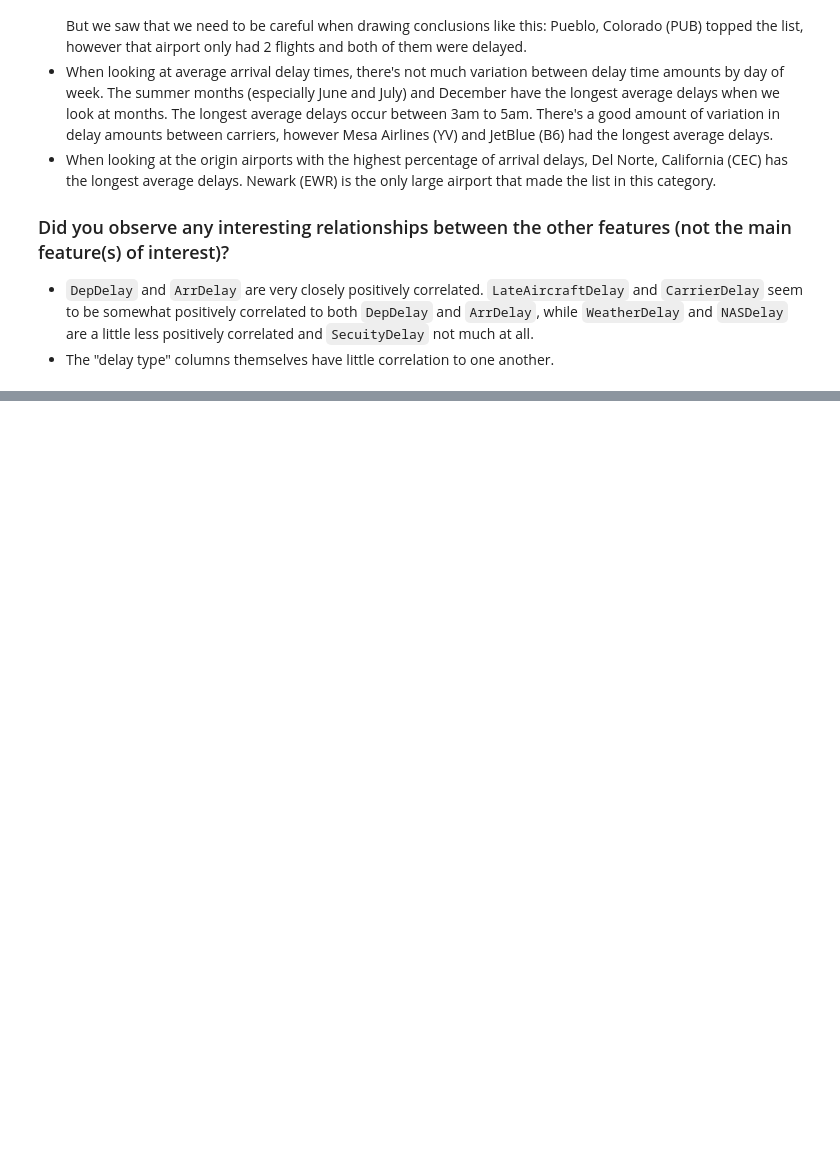
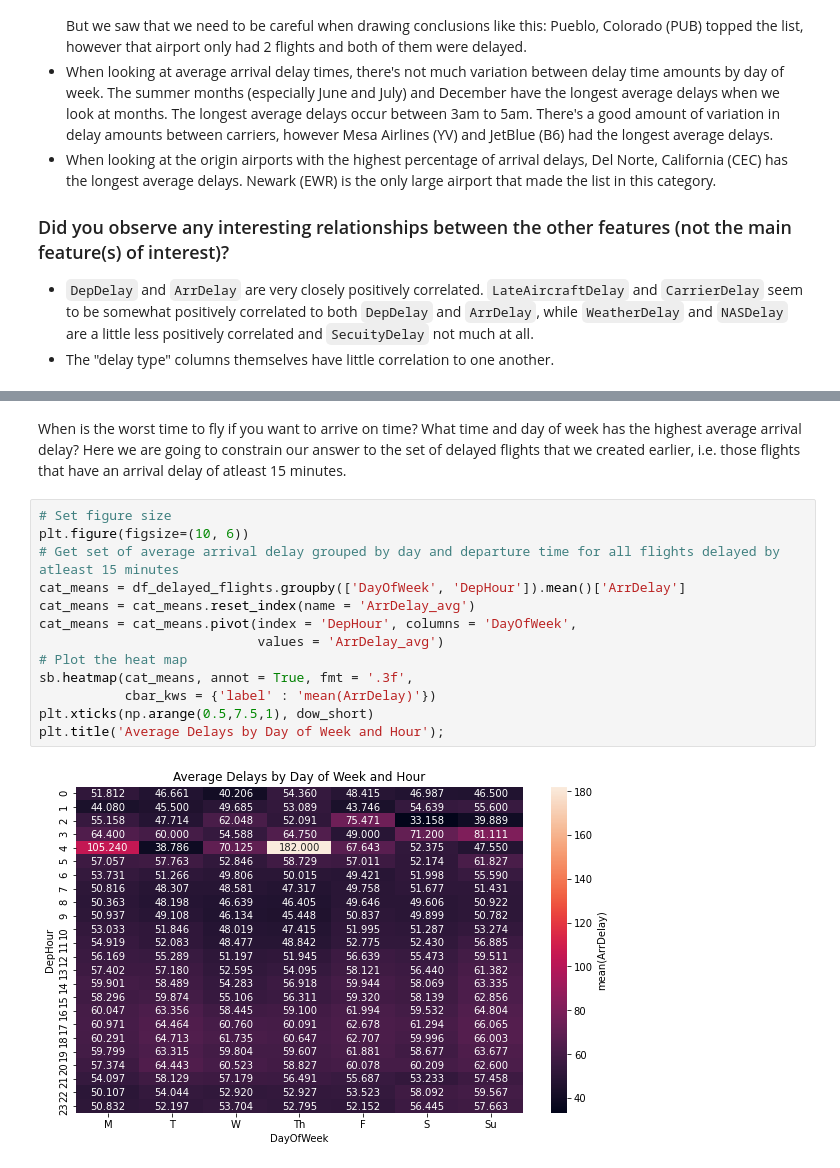
Before and after one commit to maleina/US-Flight-Data, a Jupyter notebook: flight_data_exploration.ipynb, the cells around one changed output, grey strips where cells are left out. Drawn from its saved outputs; the diff is of its cells as text; blank space fills up the shorter version.

```diff
--- a/flight_data_exploration.ipynb
+++ b/flight_data_exploration.ipynb
@@ -1470,0 +1455,17 @@ the quote-formatted guide notes like this one before you finish your report!
+# %% [markdown]
+When is the worst time to fly if you want to arrive on time? What time and day of week has the highest average arrival delay? Here we are going to constrain our answer to the set of delayed flights that we created earlier, i.e. those flights that have an arrival delay of atleast 15 minutes.
+# %%
+# Set figure size
+plt.figure(figsize=(10, 6))
+# Get set of average arrival delay grouped by day and departure time for all flights delayed by atleast 15 minutes
+cat_means = df_delayed_flights.groupby(['DayOfWeek', 'DepHour']).mean()['ArrDelay']
+cat_means = cat_means.reset_index(name = 'ArrDelay_avg')
+cat_means = cat_means.pivot(index = 'DepHour', columns = 'DayOfWeek',
+                            values = 'ArrDelay_avg')
+# Plot the heat map
+sb.heatmap(cat_means, annot = True, fmt = '.3f',
+           cbar_kws = {'label' : 'mean(ArrDelay)'})
+plt.xticks(np.arange(0.5,7.5,1), dow_short)
+plt.title('Average Delays by Day of Week and Hour');
+# %% [output]
+[figure, added]
```
Also changed, not shown: parts of 30 cells of this notebook.
